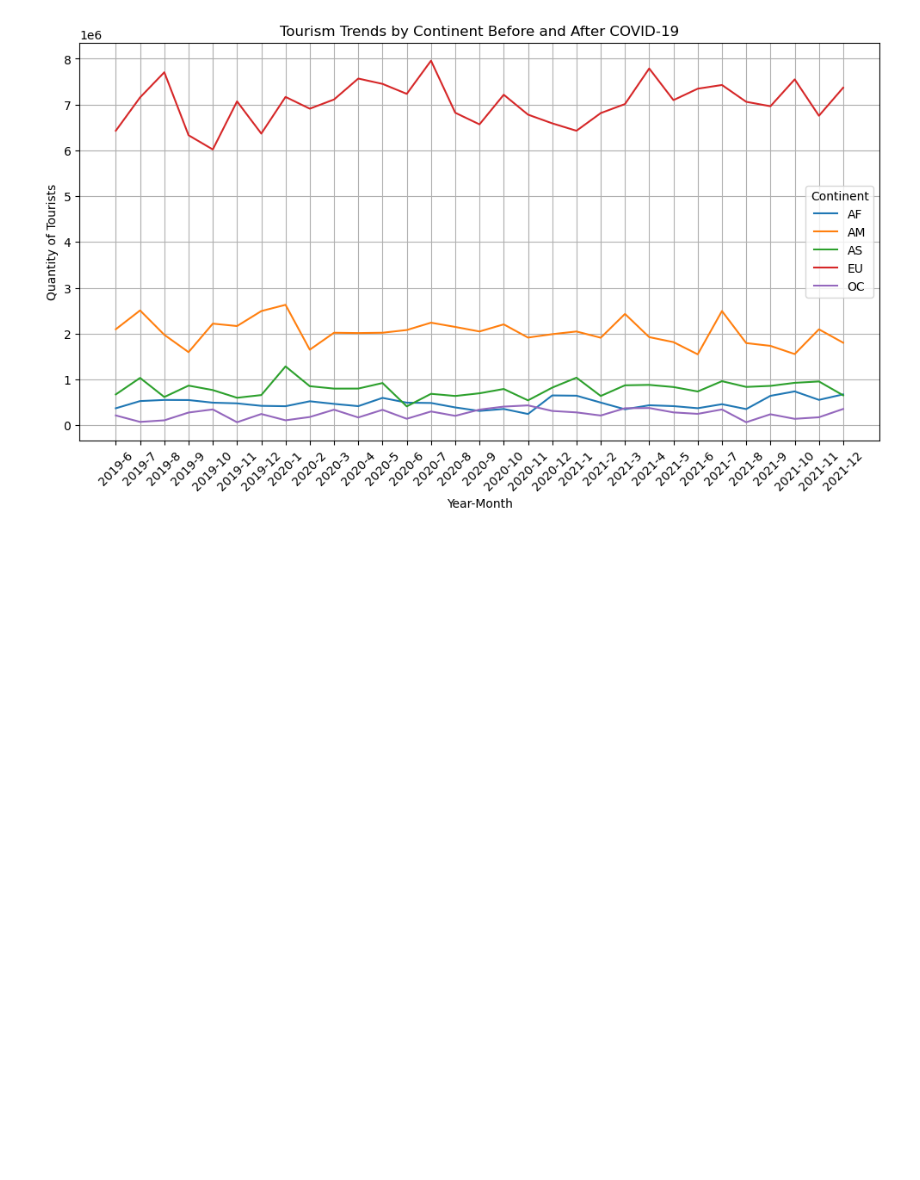
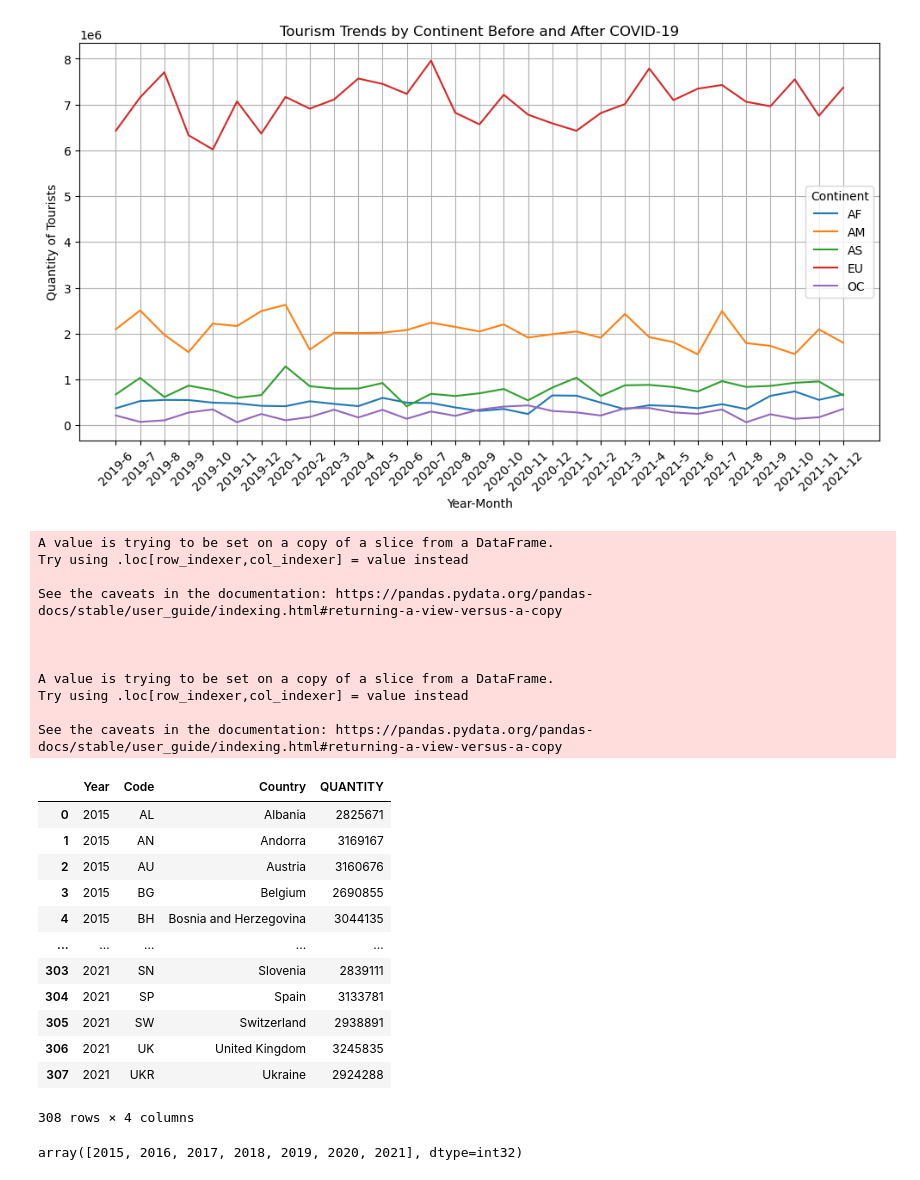
Before and after one commit to anapocai/Mooc_project, a Jupyter notebook: Project.ipynb, the cells around one changed output. Cells and saved outputs as stored; diff of their text form; code cells hidden in the pictures; blank space fills up the shorter version.

```diff
--- a/Project.ipynb
+++ b/Project.ipynb
@@ -657,3 +655,35 @@ plt.grid(True)
 plt.show()
 # %% [output]
 [figure]
+# %%
+turism = pd.read_csv("turism.csv")
+europe_df = turism[turism['CONTINENT'] == 'EU']
+europe_df["DATE"] = pd.to_datetime(europe_df["DATE"])
+europe_df["Year"] = europe_df["DATE"].dt.year
+europe_yearly = europe_df.groupby(['Year', 'Code', 'Country'])['QUANTITY'].sum().reset_index()
+europe_yearly
+# %% [output]
+A value is trying to be set on a copy of a slice from a DataFrame.
+Try using .loc[row_indexer,col_indexer] = value instead
+
+See the caveats in the documentation: https://pandas.pydata.org/pandas-docs/stable/user_guide/indexing.html#returning-a-view-versus-a-copy
+
+
+
+A value is trying to be set on a copy of a slice from a DataFrame.
+Try using .loc[row_indexer,col_indexer] = value instead
+
+See the caveats in the documentation: https://pandas.pydata.org/pandas-docs/stable/user_guide/indexing.html#returning-a-view-versus-a-copy
+|  | Year | Code | Country | QUANTITY |
+| 0 | 2015 | AL | Albania | 2825671 |
+| 1 | 2015 | AN | Andorra | 3169167 |
+| 2 | 2015 | AU | Austria | 3160676 |
+| 3 | 2015 | BG | Belgium | 2690855 |
+| 4 | 2015 | BH | Bosnia and Herzegovina | 3044135 |
+| ... | ... | ... | ... | ... |
+| 303 | 2021 | SN | Slovenia | 2839111 |
+| 304 | 2021 | SP | Spain | 3133781 |
+| 305 | 2021 | SW | Switzerland | 2938891 |
+| 306 | 2021 | UK | United Kingdom | 3245835 |
+| 307 | 2021 | UKR | Ukraine | 2924288 |
+308 rows × 4 columns
@@ -659,0 +703,7 @@ plt.show()
+# %%
+import numpy as np
+
+years = np.unique(europe_yearly["Year"])
+years
+# %% [output]
+array([2015, 2016, 2017, 2018, 2019, 2020, 2021], dtype=int32)
```
Also changed, not shown: parts of 32 cells of this notebook, 1 other file.
